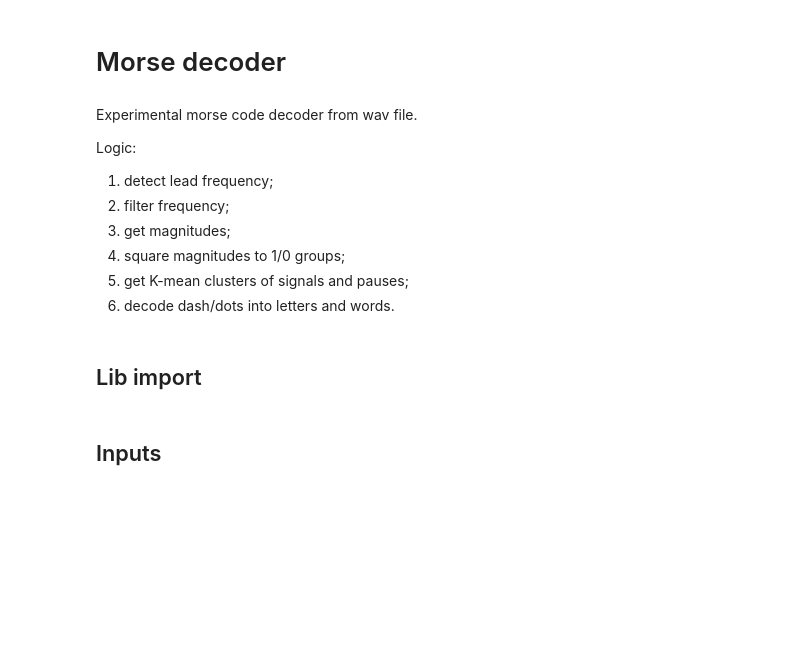
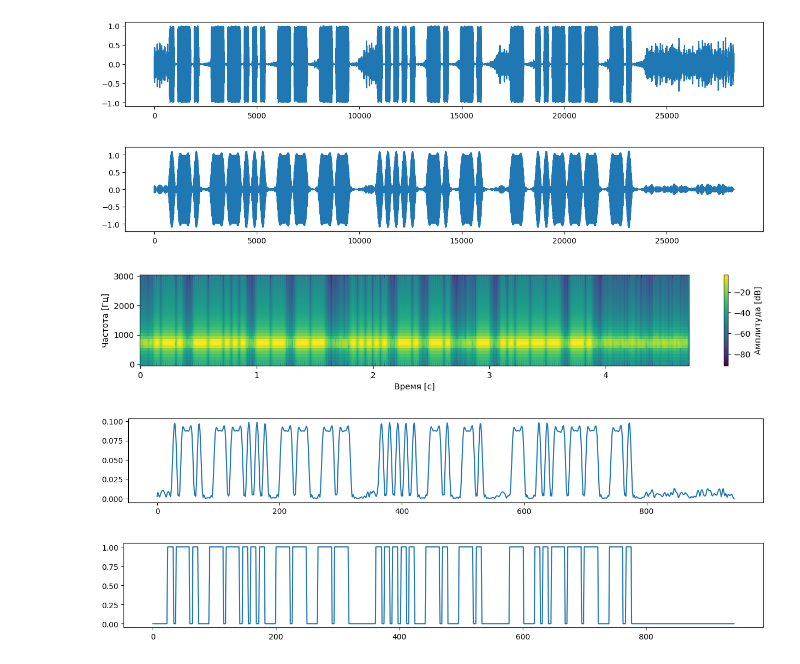
Before and after one commit to bashkirtsevich/cw-encoder, a Jupyter notebook: notebooks/cw-decode.ipynb, the cells around one changed output. Cells and saved outputs as stored; diff of their text form; code cells hidden in the pictures; blank space fills up the shorter version.

Commit message:
Spectrum gradient touch decoder

```diff
--- a/notebooks/cw-decode.ipynb
+++ b/notebooks/cw-decode.ipynb
@@ -1,12 +0,0 @@
-# %% [markdown]
-# Morse decoder
-# %% [markdown]
-Experimental morse code decoder from wav file.
-
-Logic:
-1. detect lead frequency;
-2. filter frequency;
-3. get magnitudes;
-4. square magnitudes to 1/0 groups;
-5. get K-mean clusters of signals and pauses;
-6. decode dash/dots into letters and words.
@@ -13,3 +59,46 @@ Logic:
+# %%
+carrier = find_carrier(wav_data, sample_rate)
+filtered_wav_data = butter_bpf(wav_data, sample_rate, carrier)
+frequencies, times, amplitudes = process_audio_with_stft(filtered_wav_data, sample_rate)
+
+plt.figure(figsize=(15, 2))
+plt.plot(wav_data)
+plt.show()
+
+plt.figure(figsize=(15, 2))
+plt.plot(filtered_wav_data)
+plt.show()
+
+plt.figure(figsize=(15, 2))
+plt.pcolormesh(times, frequencies, 10 * np.log10(amplitudes), shading='auto') # 10 * np.log10(amplitudes)
+plt.ylabel('Частота [Гц]')
+plt.xlabel('Время [с]')
+#plt.title('Спектрограмма аудиофайла')
+plt.colorbar(label='Амплитуда [dB]')
+plt.show()
+
+gen = (
+    calc_grad_std(amplitudes[:, i])
+    for i, time_point in enumerate(times)
+)
+grads = np.fromiter(gen, dtype=float)
+# grads = smooth_signal(grads, sample_rate, window_length=0.0025)
+
+square_wave = np.where(grads > 0.02, 1, 0)
+
+plt.figure(figsize=(15, 2))
+plt.plot(grads)
+plt.show()
+
+plt.figure(figsize=(15, 2))
+plt.plot(square_wave)
+plt.show()
+# %% [output]
+[figure, added]
+[figure, added]
+[figure, added]
+[figure, added]
+[figure, added]
 # %%
 MORSE_LETTERS = {
     "A": ".-", "B": "-...", "C": "-.-.", "D": "-..", "E": ".", "F": "..-.", "G": "--.", "H": "....", "I": "..",
@@ -36,5 +125,3 @@ MORSE_TABLE = {
 MORSE_DECODE = {
     v: k for k, v in MORSE_TABLE.items()
 }
-# %% [markdown]
-## Lib import
@@ -51,2 +127,0 @@ from itertools import groupby
-# %% [markdown]
-## Inputs
```
Also changed, not shown: parts of 15 cells of this notebook.
